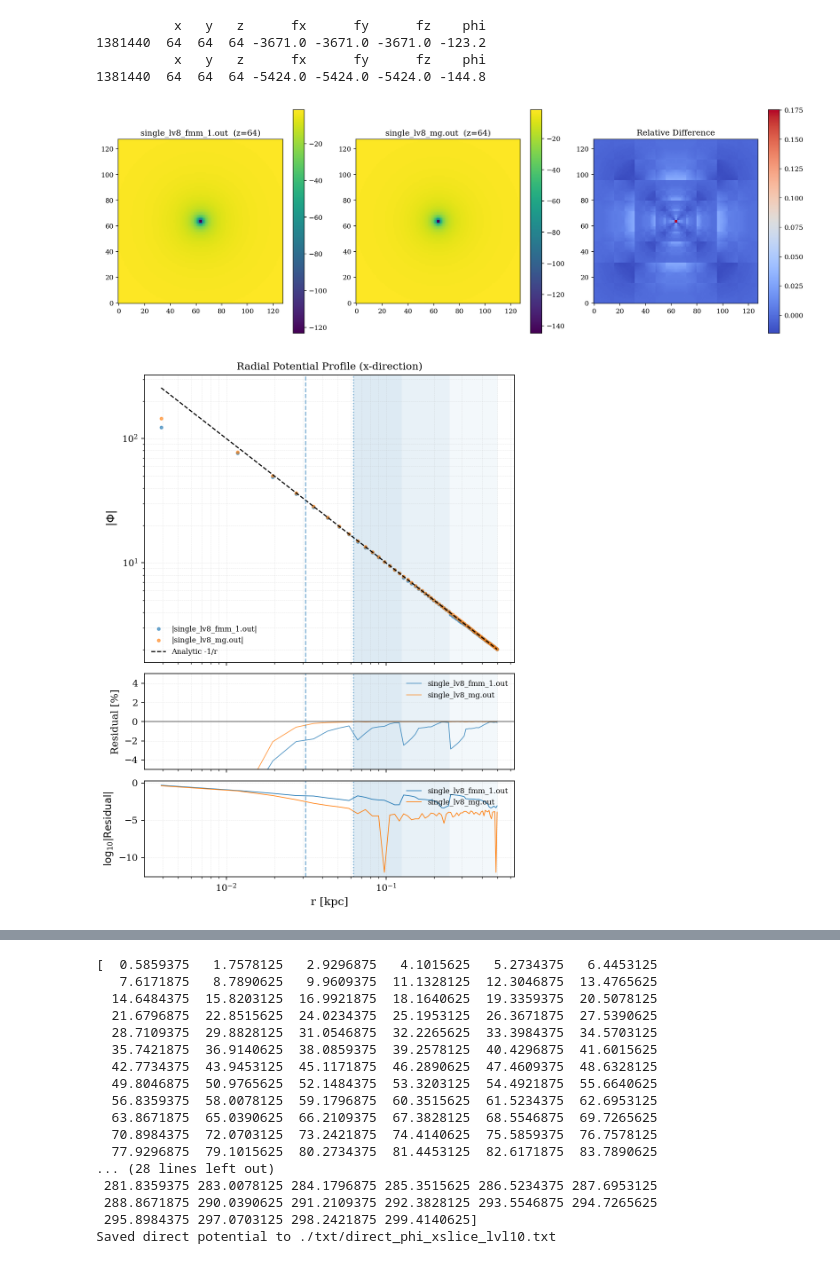
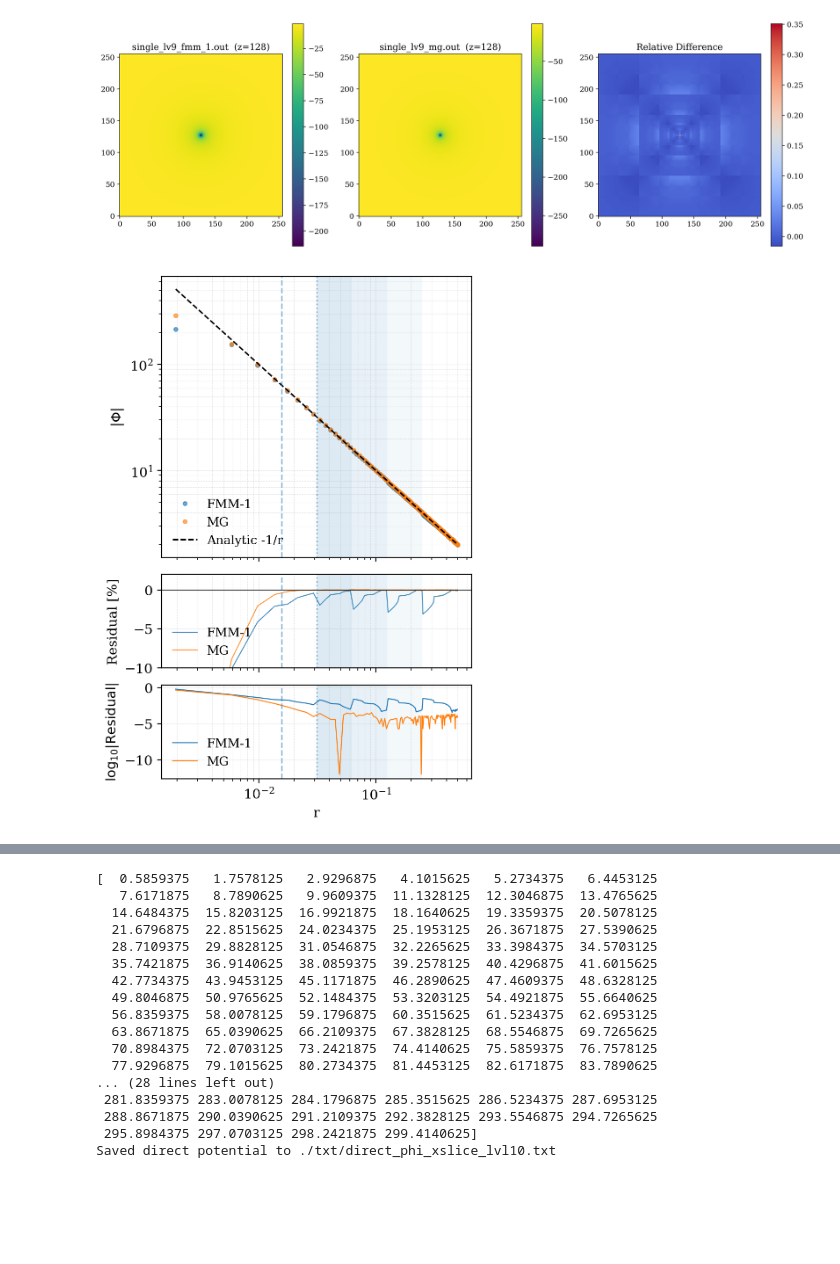
Before and after one commit to Byeol-Haneul/Ramses-FMM, a Jupyter notebook: analyze/x_direction.ipynb, the cells around one changed output, grey strips where cells are left out. Cells and saved outputs as stored; diff of their text form; code cells hidden in the pictures; blank space fills up the shorter version.

```diff
--- a/analyze/x_direction.ipynb
+++ b/analyze/x_direction.ipynb
@@ -304,20 +387,16 @@ def plot_profile(df1, df2, label1, label2, z_slice,
     plt.show()
-# %%
-file1 = "single_lv8_fmm_1.out"
-file2 = "single_lv8_mg.out"  # if filename contains "nfw", overlay NFW analytic
-z_slice = 64
-df1, df2, label1, label2 = load_data(file1, file2)
-print(df1[(df1["x"] == 64) & (df1["y"] == 64) & (df1["z"] == 64)])
-print(df2[(df2["x"] == 64) & (df2["y"] == 64) & (df2["z"] == 64)])
-plot_2d(df1, df2, label1, label2, z_slice)
-
-# x-direction profile
-plot_profile(df1, df2, label1, label2, z_slice, levelmin=7, box_length=1, level_amr_to_fmm=None, mode="x")
-# %% [output]
-          x   y   z      fx      fy      fz    phi
-1381440  64  64  64 -3671.0 -3671.0 -3671.0 -123.2
-          x   y   z      fx      fy      fz    phi
-1381440  64  64  64 -5424.0 -5424.0 -5424.0 -144.8
-[figure, removed]
-[figure, removed]
+# %%
+file1 = "single_lv9_fmm_1.out"
+file2 = "single_lv9_mg.out"  # if filename contains "nfw", overlay NFW analytic
+z_slice = 128
+df1, df2, label1, label2 = load_data(file1, file2)
+#label1 = 'FMM-1'
+#label2 = 'MG'
+
+plot_2d(df1, df2, label1, label2, z_slice)
+# x-direction profile
+plot_profile(df1, df2, label1, label2, z_slice, levelmin=8, box_length=1, level_amr_to_fmm=1, mode="x", name='single')
+# %% [output]
+[figure, added]
+[figure, added]
 # %%
```
Also changed, not shown: parts of 4 cells of this notebook, 9 other files.
